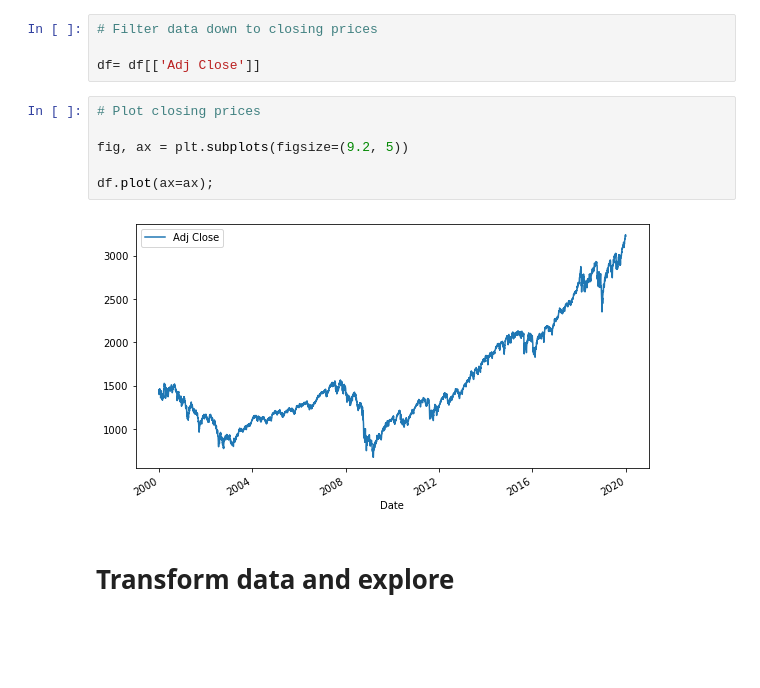
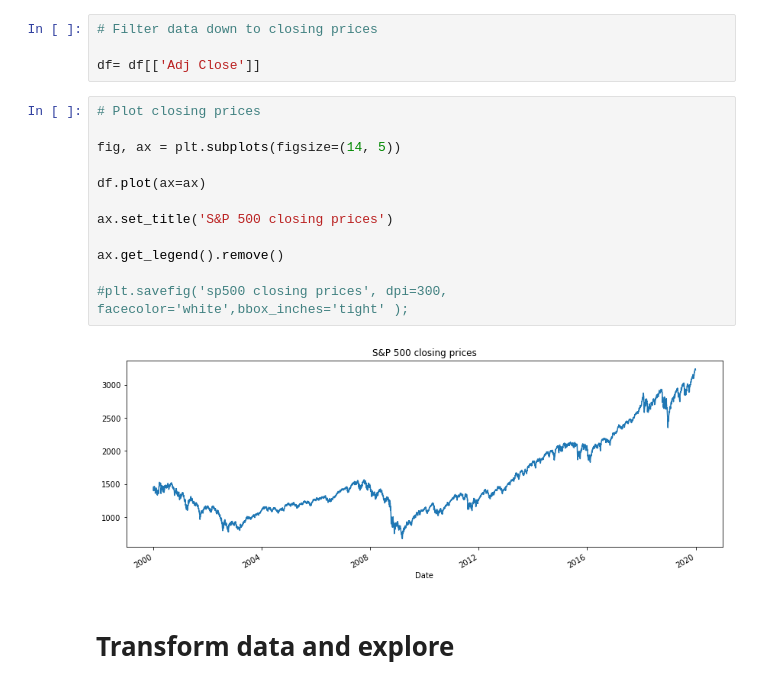
Before and after one commit to levikul09/ERA, a Jupyter notebook: Era code.ipynb, the cells around one changed output. Cells and saved outputs as stored; diff of their text form; blank space fills up the shorter version.

```diff
--- a/Era code.ipynb
+++ b/Era code.ipynb
@@ -55,11 +56,17 @@ df= df[['Adj Close']]
 # %%
 # Plot closing prices
 
-fig, ax = plt.subplots(figsize=(9.2, 5))
+fig, ax = plt.subplots(figsize=(14, 5))
 
-df.plot(ax=ax);
+df.plot(ax=ax)
+
+ax.set_title('S&P 500 closing prices')
+
+ax.get_legend().remove()
+
+#plt.savefig('sp500 closing prices', dpi=300, facecolor='white',bbox_inches='tight' );
 # %% [output]
-[figure, old version]
+[figure, new version]
 # %% [markdown]
 # Transform data and explore
 # %%
```
Also changed, not shown: parts of 27 cells of this notebook.
